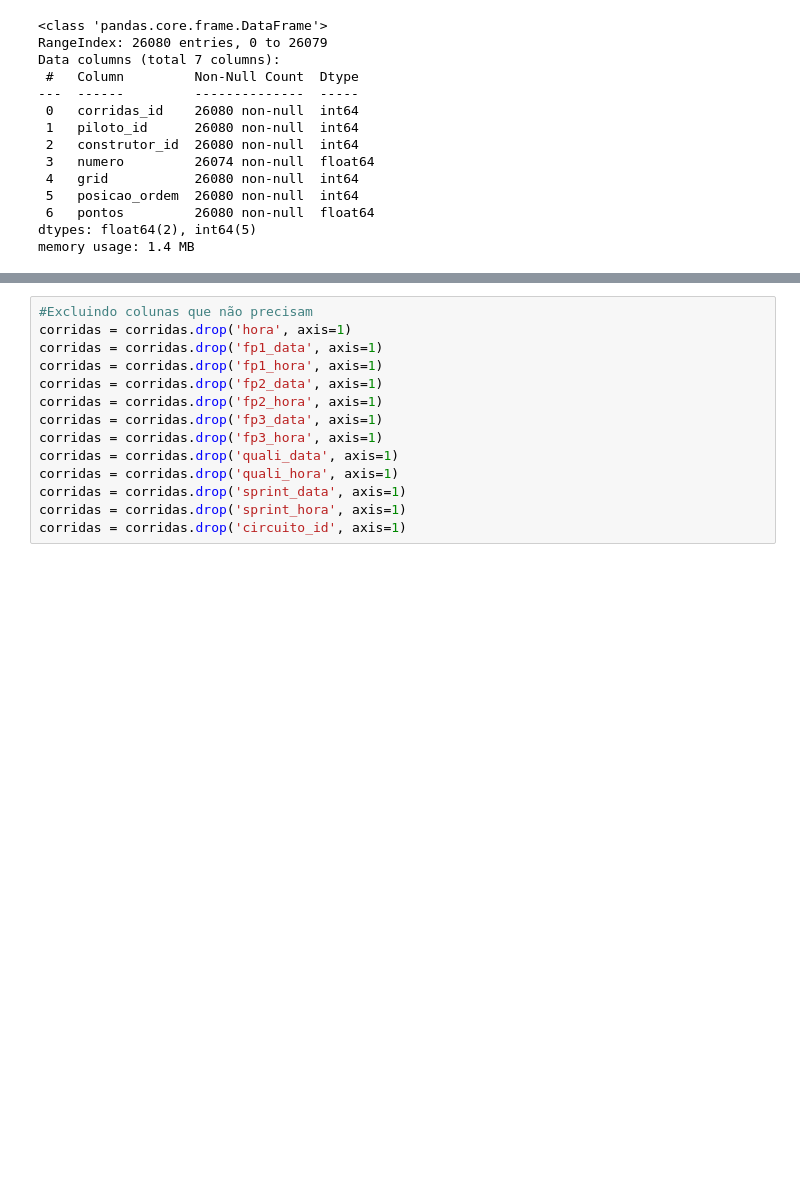
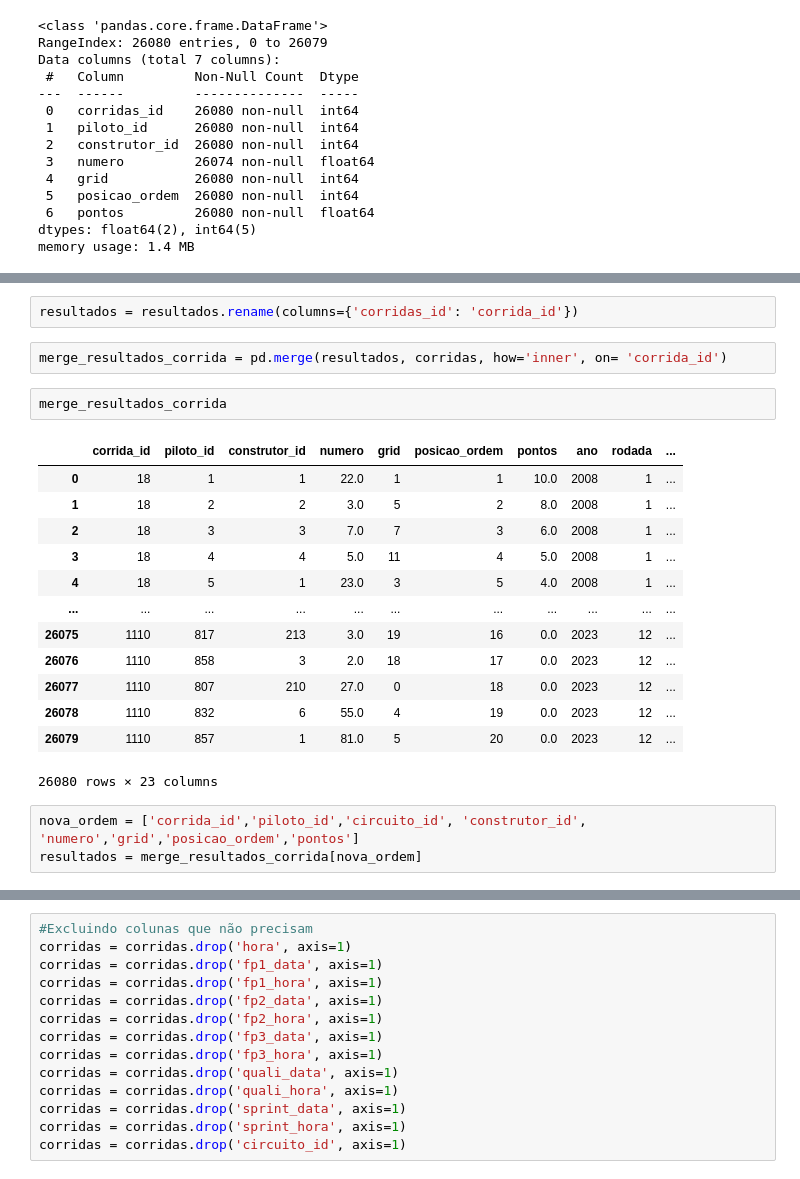
Before and after one commit to augustopinho/fatec_ipi_projeto_integrador_3, a Jupyter notebook: Tratamento_Limpeza_Dataset/tratamento_DW_final.ipynb, the cells around one changed output, grey strips where cells are left out. Cells and saved outputs as stored; diff of their text form; blank space fills up the shorter version.

```diff
--- a/Tratamento_Limpeza_Dataset/tratamento_DW_final.ipynb
+++ b/Tratamento_Limpeza_Dataset/tratamento_DW_final.ipynb
@@ -208,0 +193,23 @@ corridas
+# %%
+resultados = resultados.rename(columns={'corridas_id': 'corrida_id'})
+# %%
+merge_resultados_corrida = pd.merge(resultados, corridas, how='inner', on= 'corrida_id')
+# %%
+merge_resultados_corrida
+# %% [output]
+|  | corrida_id | piloto_id | construtor_id | numero | grid | posicao_ordem | pontos | ano | rodada | ... |
+| 0 | 18 | 1 | 1 | 22.0 | 1 | 1 | 10.0 | 2008 | 1 | ... |
+| 1 | 18 | 2 | 2 | 3.0 | 5 | 2 | 8.0 | 2008 | 1 | ... |
+| 2 | 18 | 3 | 3 | 7.0 | 7 | 3 | 6.0 | 2008 | 1 | ... |
+| 3 | 18 | 4 | 4 | 5.0 | 11 | 4 | 5.0 | 2008 | 1 | ... |
+| 4 | 18 | 5 | 1 | 23.0 | 3 | 5 | 4.0 | 2008 | 1 | ... |
+| ... | ... | ... | ... | ... | ... | ... | ... | ... | ... | ... |
+| 26075 | 1110 | 817 | 213 | 3.0 | 19 | 16 | 0.0 | 2023 | 12 | ... |
+| 26076 | 1110 | 858 | 3 | 2.0 | 18 | 17 | 0.0 | 2023 | 12 | ... |
+| 26077 | 1110 | 807 | 210 | 27.0 | 0 | 18 | 0.0 | 2023 | 12 | ... |
+| 26078 | 1110 | 832 | 6 | 55.0 | 4 | 19 | 0.0 | 2023 | 12 | ... |
+| 26079 | 1110 | 857 | 1 | 81.0 | 5 | 20 | 0.0 | 2023 | 12 | ... |
+26080 rows × 23 columns
+# %%
+nova_ordem = ['corrida_id','piloto_id','circuito_id', 'construtor_id', 'numero','grid','posicao_ordem','pontos']
+resultados = merge_resultados_corrida[nova_ordem]
```
Also changed, not shown: parts of 8 cells of this notebook.
